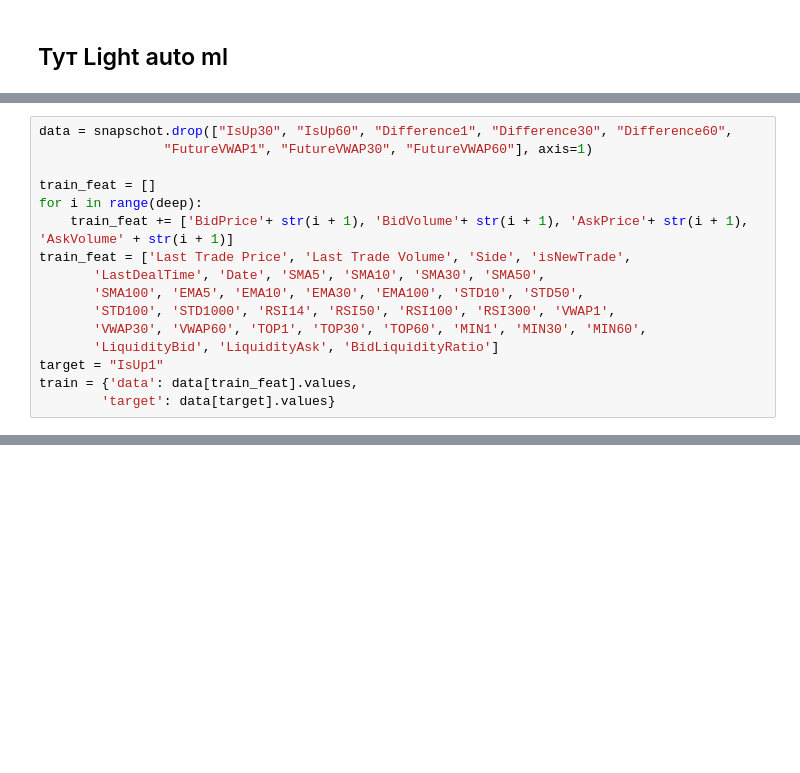
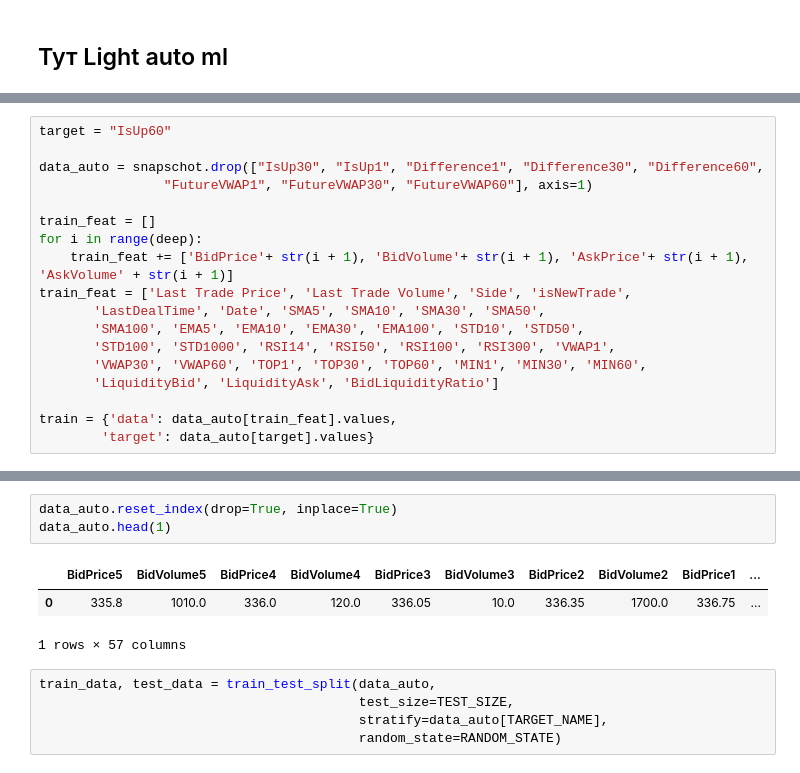
Before and after one commit to koteyevlev/MarketMakingMLAlgo, a Jupyter notebook: MLBacktest.ipynb, the cells around one changed output, grey strips where cells are left out. Saved outputs shown, nothing was run; the diff lists cells and outputs as text; blank space fills up the shorter version.

```diff
--- a/MLBacktest.ipynb
+++ b/MLBacktest.ipynb
@@ -828,5 +865,7 @@ for train_index, test_index in tscv.split(df):
 # %%
-data = snapschot.drop(["IsUp30", "IsUp60", "Difference1", "Difference30", "Difference60",
+target = "IsUp60"
+
+data_auto = snapschot.drop(["IsUp30", "IsUp1", "Difference1", "Difference30", "Difference60",
                 "FutureVWAP1", "FutureVWAP30", "FutureVWAP60"], axis=1)
 
 train_feat = []
@@ -838,9 +877,9 @@ train_feat = ['Last Trade Price', 'Last Trade Volume', 'Side', 'isNewTrade',
        'STD100', 'STD1000', 'RSI14', 'RSI50', 'RSI100', 'RSI300', 'VWAP1',
        'VWAP30', 'VWAP60', 'TOP1', 'TOP30', 'TOP60', 'MIN1', 'MIN30', 'MIN60',
        'LiquidityBid', 'LiquidityAsk', 'BidLiquidityRatio']
-target = "IsUp1"
-train = {'data': data[train_feat].values,
-        'target': data[target].values}
+
+train = {'data': data_auto[train_feat].values,
+        'target': data_auto[target].values}
 # %%
 data = X_train
 train_deat = X_train.columns
@@ -872,0 +1058,12 @@ np.argmax(test_pred.data, axis=1) - 1
+# %%
+data_auto.reset_index(drop=True, inplace=True)
+data_auto.head(1)
+# %% [output]
+|  | BidPrice5 | BidVolume5 | BidPrice4 | BidVolume4 | BidPrice3 | BidVolume3 | BidPrice2 | BidVolume2 | BidPrice1 | ... |
+| 0 | 335.8 | 1010.0 | 336.0 | 120.0 | 336.05 | 10.0 | 336.35 | 1700.0 | 336.75 | ... |
+1 rows × 57 columns
+# %%
+train_data, test_data = train_test_split(data_auto,
+                                         test_size=TEST_SIZE,
+                                         stratify=data_auto[TARGET_NAME],
+                                         random_state=RANDOM_STATE)
```
Also changed, not shown: parts of 70 cells of this notebook, 3 other files.
